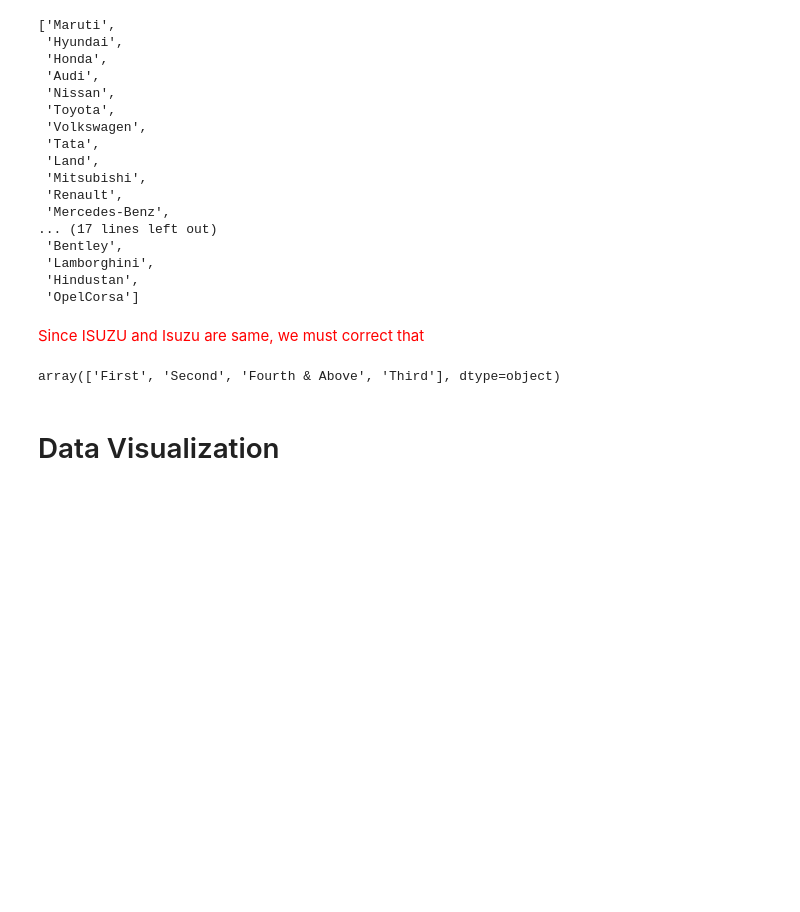
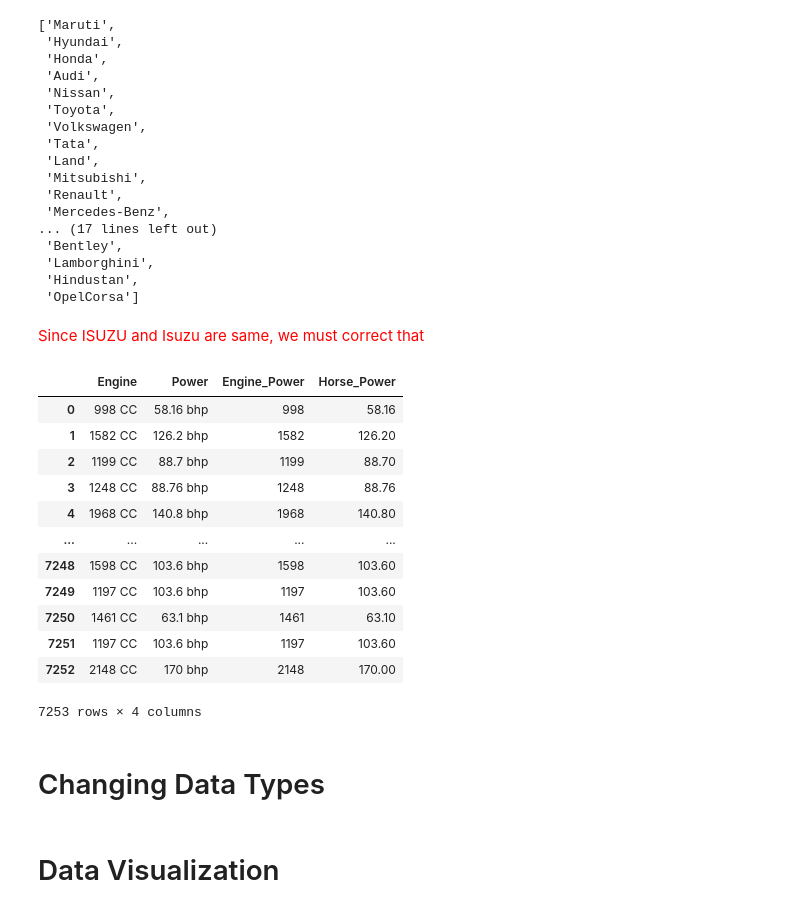
Before and after one commit to RasimBa/Used_Cars_Kaggle, a Jupyter notebook: Used_Cars_Kaggle.ipynb, the cells around one changed output. Cells and saved outputs as stored; diff of their text form; code cells hidden in the pictures; blank space fills up the shorter version.

Commit message:
Changed Data Types

```diff
--- a/Used_Cars_Kaggle.ipynb
+++ b/Used_Cars_Kaggle.ipynb
@@ -250,7 +250,21 @@ used_cars['Name'] = used_cars['Name'].str.split().str[0].str.replace('ISUZU', 'I
 # %%
 # replacing Land with Land Rover
 used_cars['Name'] = used_cars['Name'].str.replace('Land', 'Land Rover')
-# %%
-used_cars['Owner_Type'].unique()
-# %% [output]
-array(['First', 'Second', 'Fourth & Above', 'Third'], dtype=object)
+# %%
+used_cars[['Engine', 'Power','Engine_Power','Horse_Power']]
+# %% [output]
+|  | Engine | Power | Engine_Power | Horse_Power |
+| 0 | 998 CC | 58.16 bhp | 998 | 58.16 |
+| 1 | 1582 CC | 126.2 bhp | 1582 | 126.20 |
+| 2 | 1199 CC | 88.7 bhp | 1199 | 88.70 |
+| 3 | 1248 CC | 88.76 bhp | 1248 | 88.76 |
+| 4 | 1968 CC | 140.8 bhp | 1968 | 140.80 |
+| ... | ... | ... | ... | ... |
+| 7248 | 1598 CC | 103.6 bhp | 1598 | 103.60 |
+| 7249 | 1197 CC | 103.6 bhp | 1197 | 103.60 |
+| 7250 | 1461 CC | 63.1 bhp | 1461 | 63.10 |
+| 7251 | 1197 CC | 103.6 bhp | 1197 | 103.60 |
+| 7252 | 2148 CC | 170 bhp | 2148 | 170.00 |
+7253 rows × 4 columns
+# %% [markdown]
+# Changing Data Types
```
Also changed, not shown: parts of 1 cell of this notebook.
